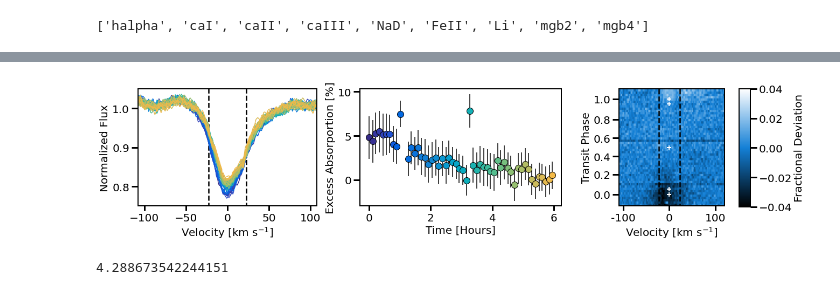
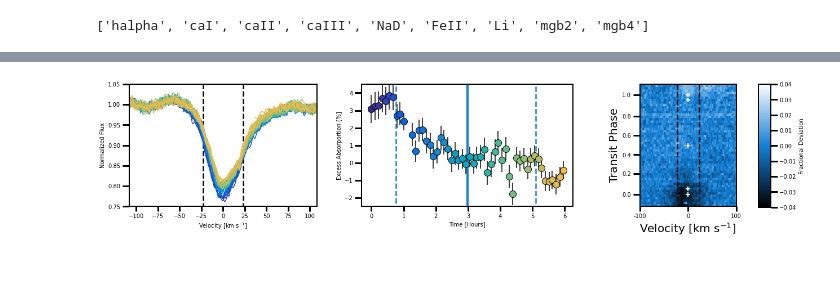
Before and after one commit to afeinstein20/doppler_tomography, a Jupyter notebook: notebooks/careful_line_extraction.ipynb, the cells around one changed output, grey strips where cells are left out. Saved outputs shown, nothing was run; the diff lists cells and outputs as text; code cells hidden in the pictures; blank space fills up the shorter version.

```diff
--- a/notebooks/careful_line_extraction.ipynb
+++ b/notebooks/careful_line_extraction.ipynb
@@ -250,6 +297,7 @@ line_offsets = [[0.3,0.2],
 widths = {}
 ind_lines = {}
 ind_waves = {}
+all_params = {}
 
 for l in range(len(lines)):
     key = lines['line'][l]
@@ -258,11 +306,13 @@ for l in range(len(lines)):
                         offsets[l],
                         line_offsets[l],
                         feature=key)
+    all_params[key] = params
 
     w, il, iw = measure_excess(wavelengths[key], spectra[key],
                                params, lines[l])
 
     widths[lines['line'][l]] = w
+
     ind_lines[lines['line'][l]] = il
     ind_waves[lines['line'][l]] = iw
 # %% [output]
@@ -723,0 +696,6 @@ np.linspace(-cbar_lim, cbar_lim, 5),2
+# %%
+params = subregions(lines['wavelength'][3],
+                        wavelengths['caIII'][0],
+                        offsets[3],
+                        line_offsets[3],
+                        feature='caIII')
@@ -755,13 +738,14 @@ for k, key in enumerate(subkeys):
     template /= np.nanmedian(template[:20])
 
     if key == 'caI':
-        l = ind_waves[key][0][145]
+        l = 847.38#ind_waves[key][0][145]
     elif key == 'caII':
-        l = ind_waves[key][0][165]
+        l = 853.96#ind_waves[key][0][165]
     else:
-        l = ind_waves[key][0][168]
+        l = 864.199#ind_waves[key][0][168]
+
     vel, midpoint = to_velocity(ind_waves[key][0], line=l)
-
+    print(l, midpoint)
     for i in range(len(ind_lines[key])):
         f = ind_lines[key][i] / np.nanmedian(ind_lines[key][i][:20])
 
@@ -1034,7 +977,7 @@ keys
 pieces = {}
 
 for l, key in enumerate(keys[:-1]):
-
+    print(key)
 
     params = subregions(lines['wavelength'][l],
                         wavelengths[key][0],
@@ -1056,10 +999,10 @@ for l, key in enumerate(keys[:-1]):
             r = np.zeros((len(wavelengths[key]), len(spectra[key][i][red])))
             b = np.zeros((len(wavelengths[key]), len(spectra[key][i][blue])))
             w = np.zeros((len(wavelengths[key]),
-                         len(interp_variances[key][i][params['region']][params['line']])))
+                         len(interp_std[key][i][params['region']][params['line']])))
 
         f[i] = spectra[key][i][params['region']][params['line']]+0.0
-        w[i] = interp_variances[key][i][params['region']][params['line']]**2
+        w[i] = interp_std[key][i][params['region']][params['line']]
 
         r[i] = spectra[key][i][red] + 0.0
         b[i] = spectra[key][i][blue]+ 0.0
@@ -1149,12 +1110,13 @@ nw, ns = mask_lines(ind_waves['halpha'], ind_lines['halpha'], std=3, offset=0.05
 
 fig, (ax1, ax2, ax3) = plt.subplots(ncols=3, figsize=(20,4),
                                     gridspec_kw={'width_ratios':[2,2.25,1.5]})
+
 time_hours = (TIME.value*units.day-np.nanmin(TIME.value)*units.day).to(units.hour)
 
 vel, midpoint = to_velocity(nw[0], line=655.65)
 vel = vel.value
 
-err = 1/np.nansum(interp_variances['halpha']**2, axis=1)
+err = 1/np.nansum(interp_std['halpha']**2, axis=1)
 
 for i in range(len(ns)):
     ax1.plot(vel, ns[i]/np.nanmedian(ns[i]),  c=parula_colors[i*4])
@@ -1169,6 +1131,20 @@ ax1.vlines(23, -100, 1000,
            color='k', linestyle='--', lw=2.5)
 ax1.vlines(-23, -100, 1000,
            color='k', linestyle='--', lw=2.5)
+
+
+interp = interp1d(yphase, time_hours.value)
+
+
+ax2.vlines(interp(ingress_phase), -100,100,
+           color=parula_colors[60], linestyle='--', lw=2.5)
+ax2.vlines(interp(egress_phase), -100,100,
+           color=parula_colors[60], linestyle='--', lw=2.5)
+ax2.vlines(interp(0.5), -100,100,
+           color=parula_colors[60], linestyle='-', lw=4)
+
+
+ax2.set_ylim(-2.5,4.5)
 
 ax1.set_xlabel('Velocity [km s$^{-1}$]')
 ax1.set_ylim(0.75,1.05)
@@ -1200,36 +1176,32 @@ interp_vel = interp1d(vel, np.arange(0,len(vel),1))
 xticks = [interp_vel(-100), interp_vel(0), interp_vel(100)]
 ax3.set_xticks(xticks)
 ax3.set_xticklabels([-100,0,100])
 
 for p in [0, ingress_phase, 0.5, egress_phase, 1]:
     ax3.plot(interp_vel(0), interp(p), 'w+', ms=8, linewidth=2,
              markeredgecolor='w', markeredgewidth=2)
 
 
 ax3.vlines(np.where(vel>=23)[0][0], -100, 1000,
            color='k', linestyle='--', lw=2.5)
 ax3.vlines(np.where(vel>=-23)[0][0], -100, 1000,
            color='k', linestyle='--', lw=2.5)
 #ax3.hlines(interp(0.5), -100, 1000, color='w',
 #           linestyle='--', lw=2.5)
 
 
 ax3.set_ylim(0,len(bins)-10)
-ax3.set_xlim(0, len(bins[0]))
+ax3.set_xlim(interp_vel(-100), interp_vel(100))
 ax3.set_ylabel('Transit Phase', fontsize=20)
 ax3.set_xlabel('Velocity [km s$^{-1}$]', fontsize=20)
 
 cax = fig.add_axes([0.9, 0.12, 0.015, 0.76])
 cbar = fig.colorbar(im, cax=cax)
 cbar.set_label('Fractional Deviation')
 
 plt.subplots_adjust(wspace=0.25)
 #plt.savefig(os.path.join(plot_dir, 'halpha.pdf'),
 #            dpi=250, rasterize=True,
 #            bbox_inches='tight')
 # %% [output]
-[figure, old version]
+[figure, new version]
-# %%
-widths['halpha'][0]- widths['halpha'][-1]
-# %% [output]
-4.288673542244151
```
Also changed, not shown: parts of 85 cells of this notebook, 3 other files.
